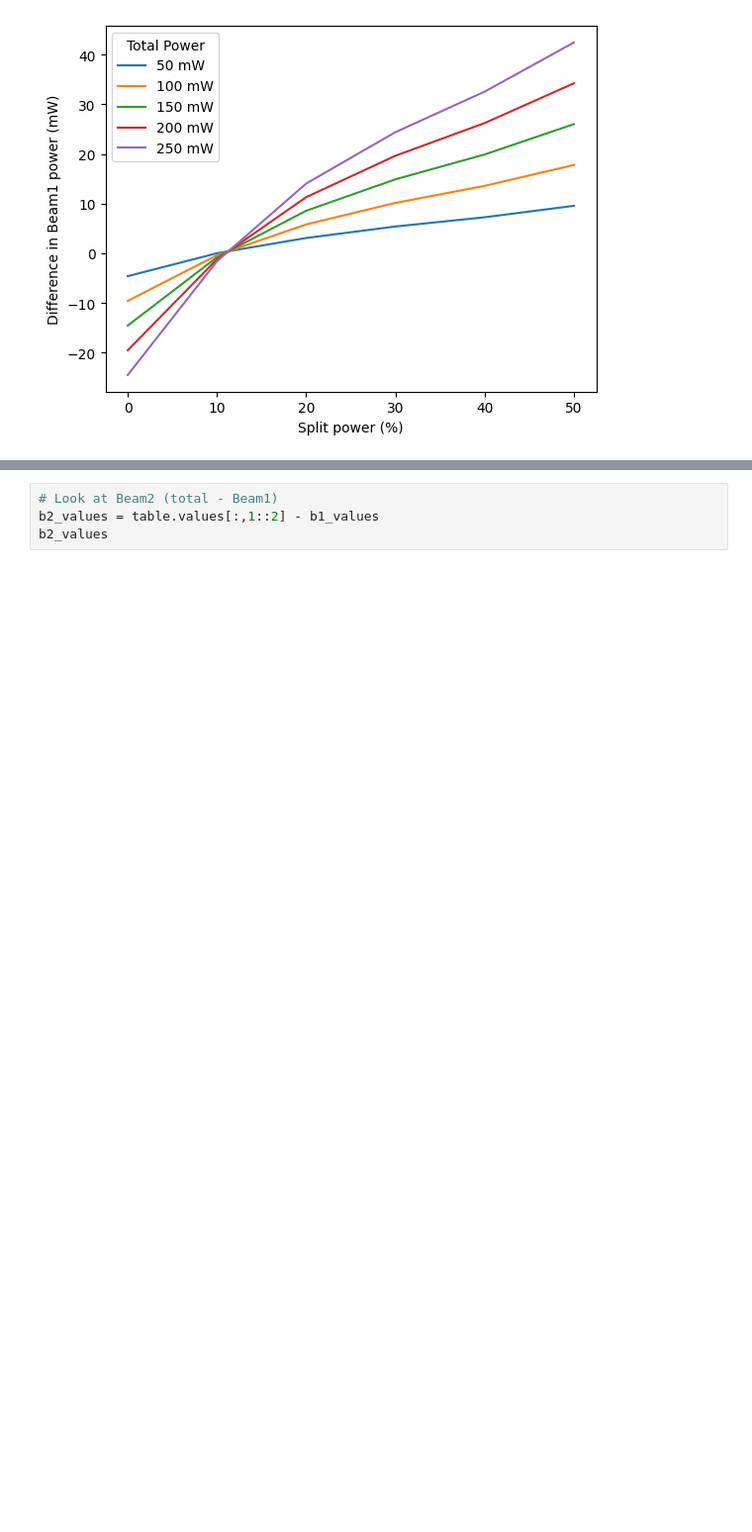
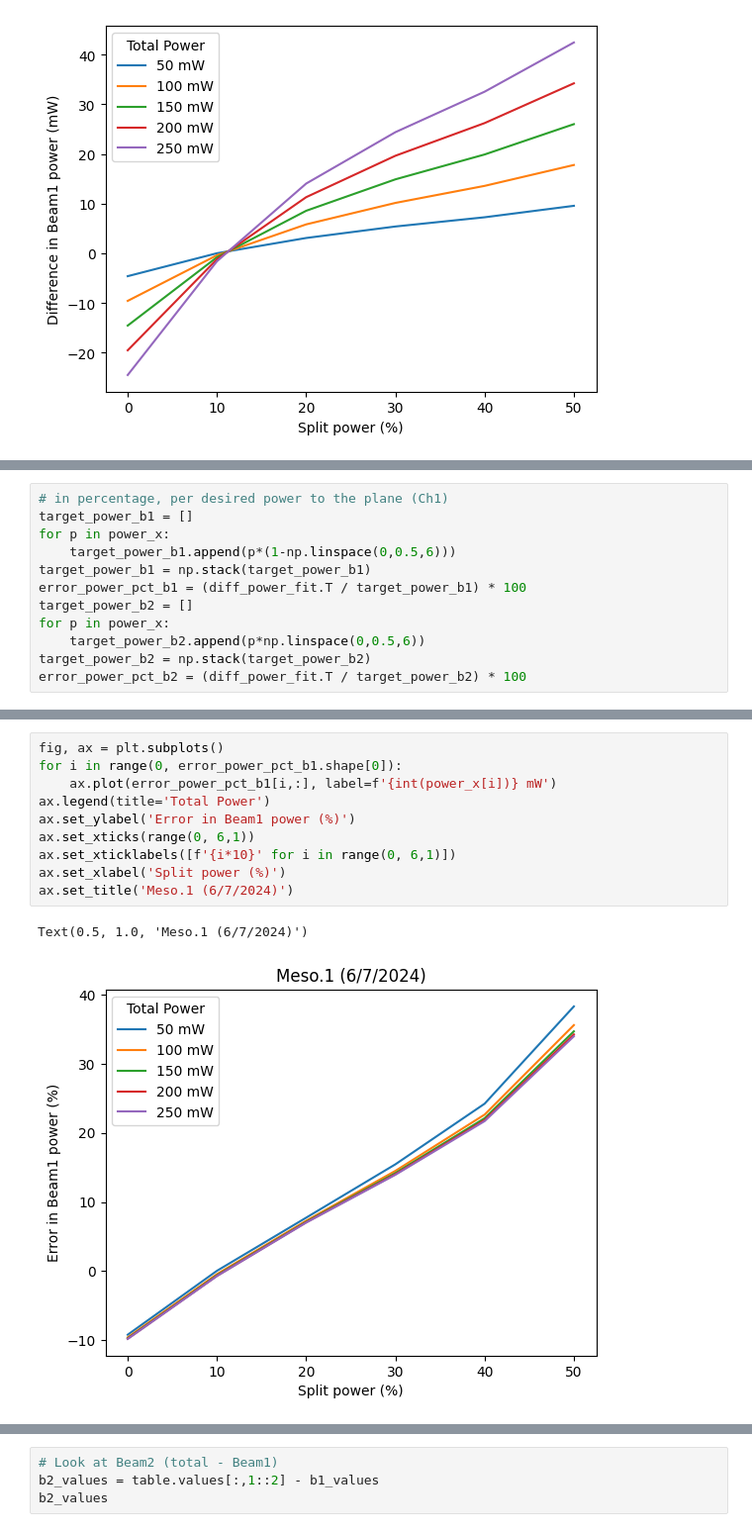
Before and after one commit to AllenNeuralDynamics/lamf_analysis_lims, a Jupyter notebook: qc/2p_data/240726_laser_power.ipynb, the cells around one changed output, grey strips where cells are left out. Shown at 99% size. Cells and saved outputs as stored; diff of their text form; blank space fills up the shorter version.

Commit message:
laser power estimation

```diff
--- a/qc/2p_data/240726_laser_power.ipynb
+++ b/qc/2p_data/240726_laser_power.ipynb
@@ -207,0 +206,12 @@ Text(0.5, 0, 'Split power (%)')
+# %%
+# in percentage, per desired power to the plane (Ch1)
+target_power_b1 = []
+for p in power_x:
+    target_power_b1.append(p*(1-np.linspace(0,0.5,6)))
+target_power_b1 = np.stack(target_power_b1)
+error_power_pct_b1 = (diff_power_fit.T / target_power_b1) * 100
+target_power_b2 = []
+for p in power_x:
+    target_power_b2.append(p*np.linspace(0,0.5,6))
+target_power_b2 = np.stack(target_power_b2)
+error_power_pct_b2 = (diff_power_fit.T / target_power_b2) * 100
@@ -207,0 +256,13 @@ Text(0.5, 0, 'Split power (%)')
+# %%
+fig, ax = plt.subplots()
+for i in range(0, error_power_pct_b1.shape[0]):
+    ax.plot(error_power_pct_b1[i,:], label=f'{int(power_x[i])} mW')
+ax.legend(title='Total Power')
+ax.set_ylabel('Error in Beam1 power (%)')
+ax.set_xticks(range(0, 6,1))
+ax.set_xticklabels([f'{i*10}' for i in range(0, 6,1)])
+ax.set_xlabel('Split power (%)')
+ax.set_title('Meso.1 (6/7/2024)')
+# %% [output]
+Text(0.5, 1.0, 'Meso.1 (6/7/2024)')
+[figure, added]
```
Also changed, not shown: parts of 6 cells of this notebook.
